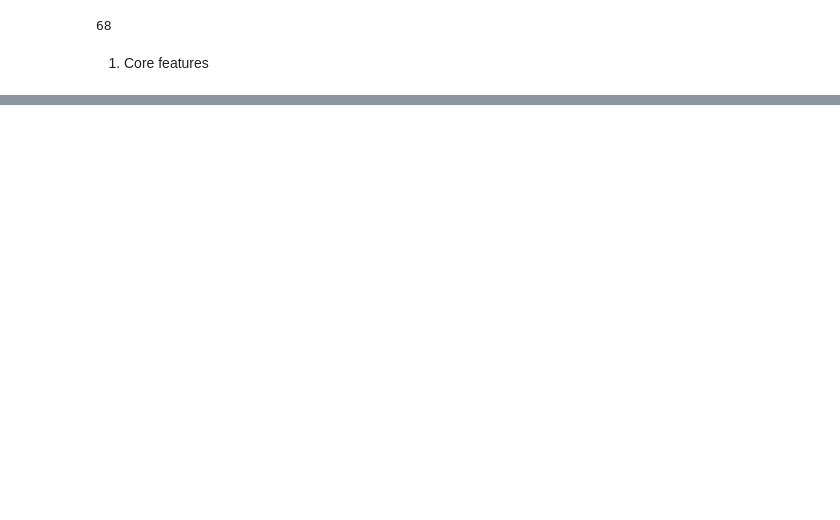
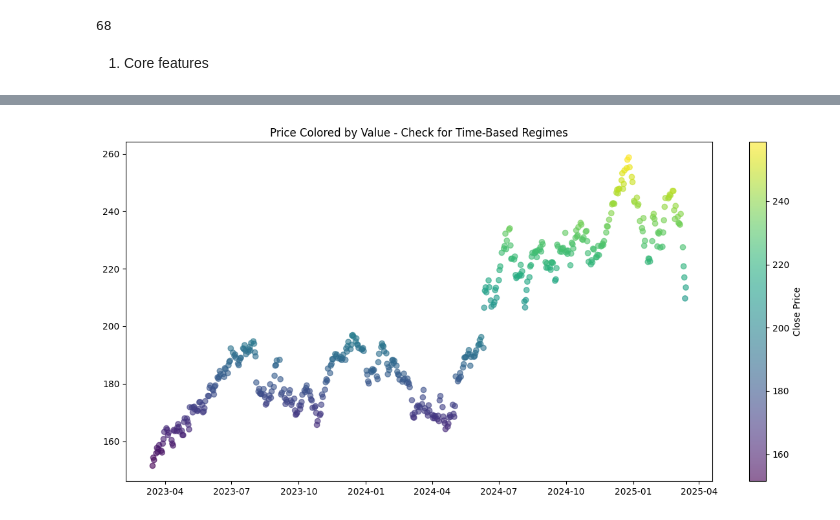
Before and after one commit to Ckp25/Finplat, a Jupyter notebook: notebooks/eda_2.ipynb, the cells around one changed output, grey strips where cells are left out. Saved outputs shown, nothing was run; the diff lists cells and outputs as text; code cells hidden in the pictures; blank space fills up the shorter version.

```diff
--- a/notebooks/eda_2.ipynb
+++ b/notebooks/eda_2.ipynb
@@ -87,0 +142,11 @@ columns
+# %%
+# Drop Stock_Splits as it's only one value
+df.drop('Stock Splits',axis=1,inplace=True)
+# %%
+plt.figure(figsize=(12, 6))
+plt.scatter(df.index, df['Close'], c=df['Close'], cmap='viridis', alpha=0.6)
+plt.colorbar(label='Close Price')
+plt.title('Price Colored by Value - Check for Time-Based Regimes')
+plt.tight_layout()
+# %% [output]
+[figure, added]
```
Also changed, not shown: parts of 49 cells of this notebook, 4 other files.
